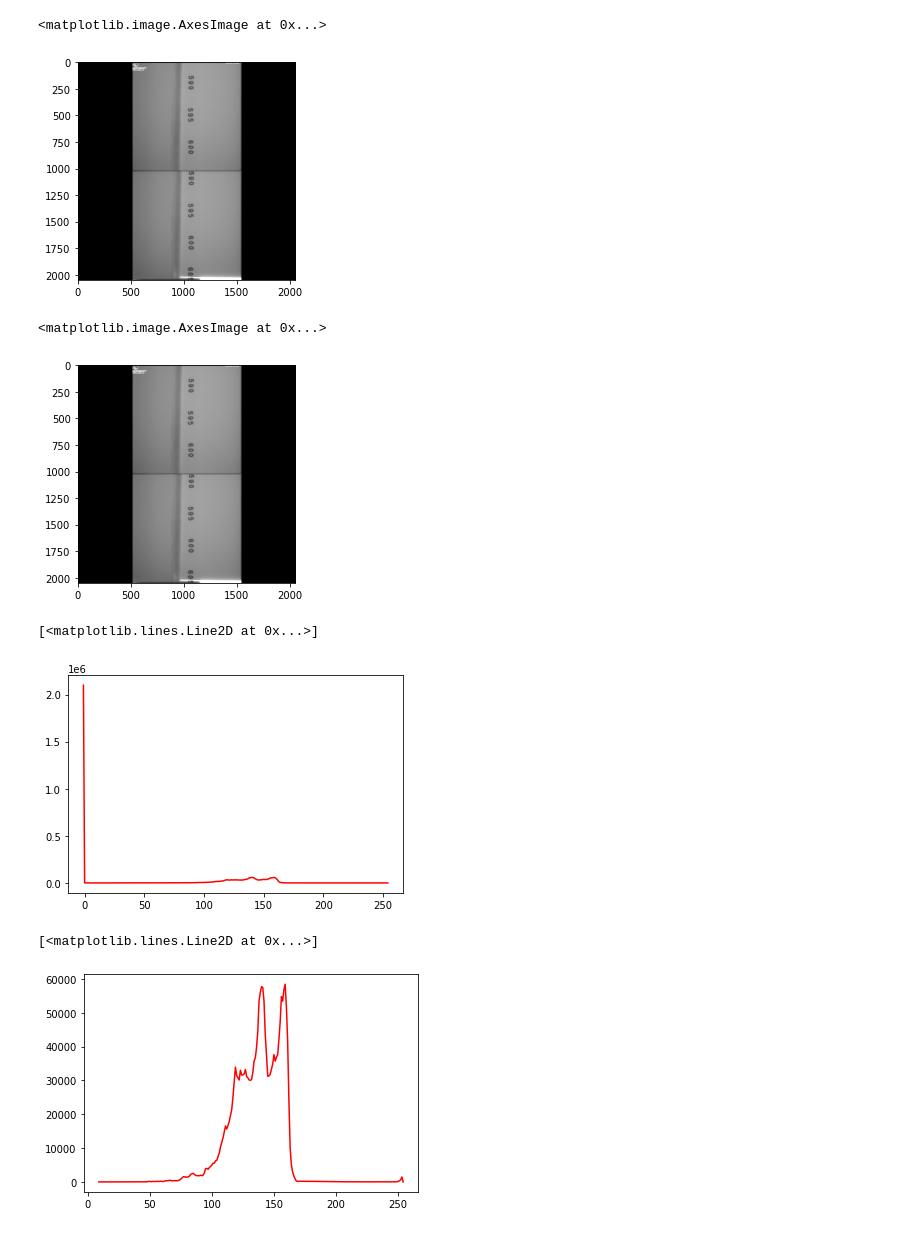
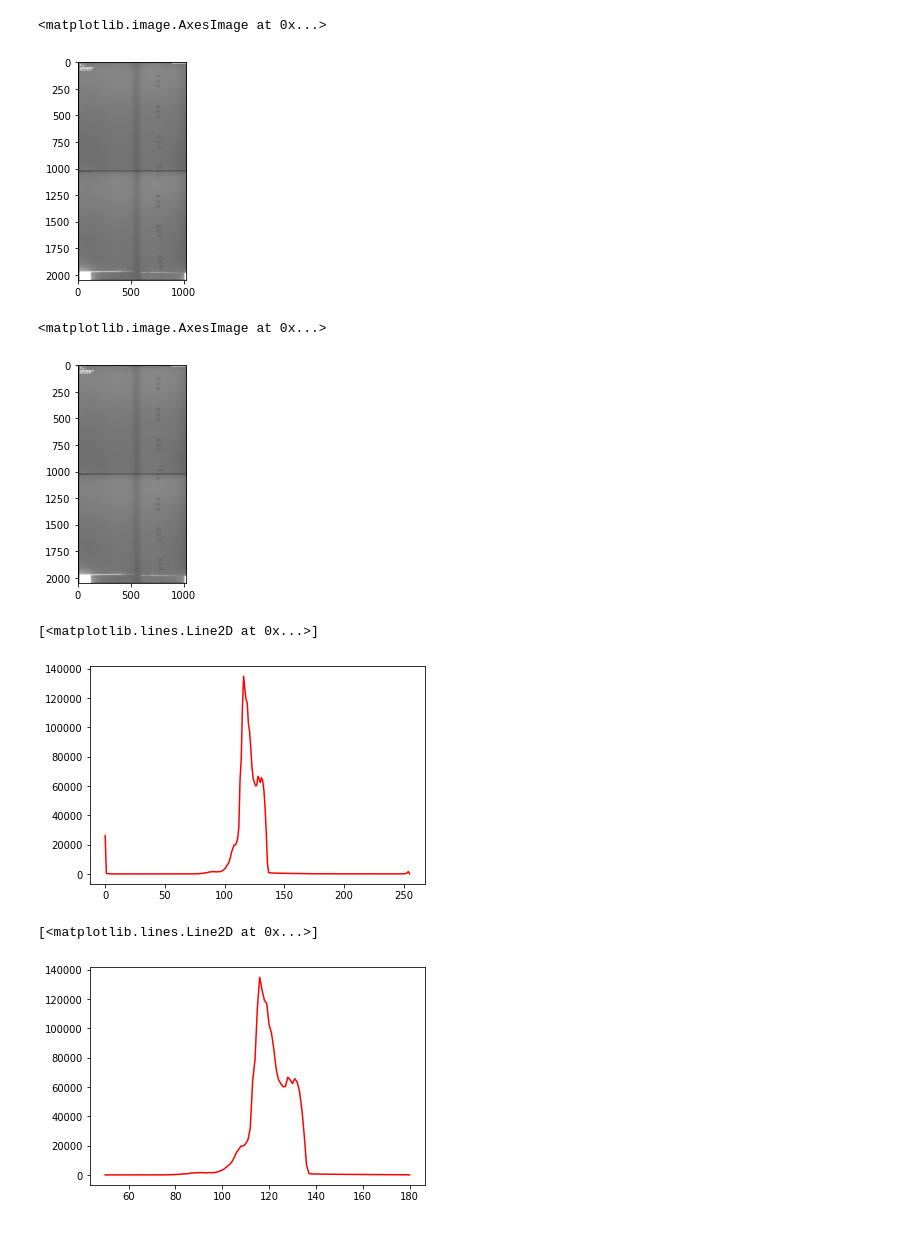
Before and after one commit to zhuohoudeputao/SteelDefectDetection, a Jupyter notebook: try.ipynb, the cells around one changed output. Cells and saved outputs as stored; diff of their text form; code cells hidden in the pictures.

```diff
--- a/try.ipynb
+++ b/try.ipynb
@@ -1,34 +1,40 @@
 # %%
 import cv2 as cv
 import matplotlib.pyplot as plt
 import numpy as np
 
 # 载入彩色图
-path = 'data/钢材质检-久立钢材-JCO-有缺陷-762X9.53-JLJ210913106A1-jpg-004.jpg'
+path = 'data/004.jpg'
 img = cv.imread(path)
+img = img[:, 500:500+1024]
 img2 = img[:,:,::-1]
 plt.imshow(img2)
 # %% [output]
 <matplotlib.image.AxesImage at 0x...>
-[figure, old version]
+[figure, new version]
 # %%
 # 载入灰度图
 img = cv.imread(path, cv.IMREAD_GRAYSCALE)
+img = img[:, 500:500+1024] # 裁减掉黑色部分
 plt.imshow(img, cmap='gray')
 # %% [output]
 <matplotlib.image.AxesImage at 0x...>
-[figure, old version]
+[figure, new version]
 # %%
 # 绘制灰度像素统计直方图，全范围从0到255
-hist = cv.calcHist([img], [0], None, [256], [0, 255])
-plt.plot(np.arange(0-1, 255, step=1), hist, color='r')
+low, high = 0, 255
+hist = cv.calcHist([img], [0], None, [high-low+1], [low, high])
+plt.plot(np.arange(low, high+1, step=1), hist, color='r')
 # %% [output]
 [<matplotlib.lines.Line2D at 0x...>]
-[figure, old version]
+[figure, new version]
 # %%
-# 上图显然在0处有波峰，因为0是整个图片中占比最大的部分，也即黑色部分，统计范围调整为10到255
-hist = cv.calcHist([img], [0], None, [255-10+1], [10, 255])
-plt.plot(np.arange(10-1, 255, step=1), hist, color='r')
+# 上图显然在0处有波峰，因为0是整个图片中占比最大的部分，也即黑色部分
+# 250以上会有小段波峰，这个应该是由左右上角的两个字符标识造成的，也就是白色部分
+# 统计范围调整为50到180
+low, high = 50, 180
+hist = cv.calcHist([img], [0], None, [high-low+1], [low, high])
+plt.plot(np.arange(low, high+1, step=1), hist, color='r')
 # %% [output]
 [<matplotlib.lines.Line2D at 0x...>]
-[figure, old version]
+[figure, new version]
```
Also changed, not shown: parts of 4 cells of this notebook, 4 other files.
